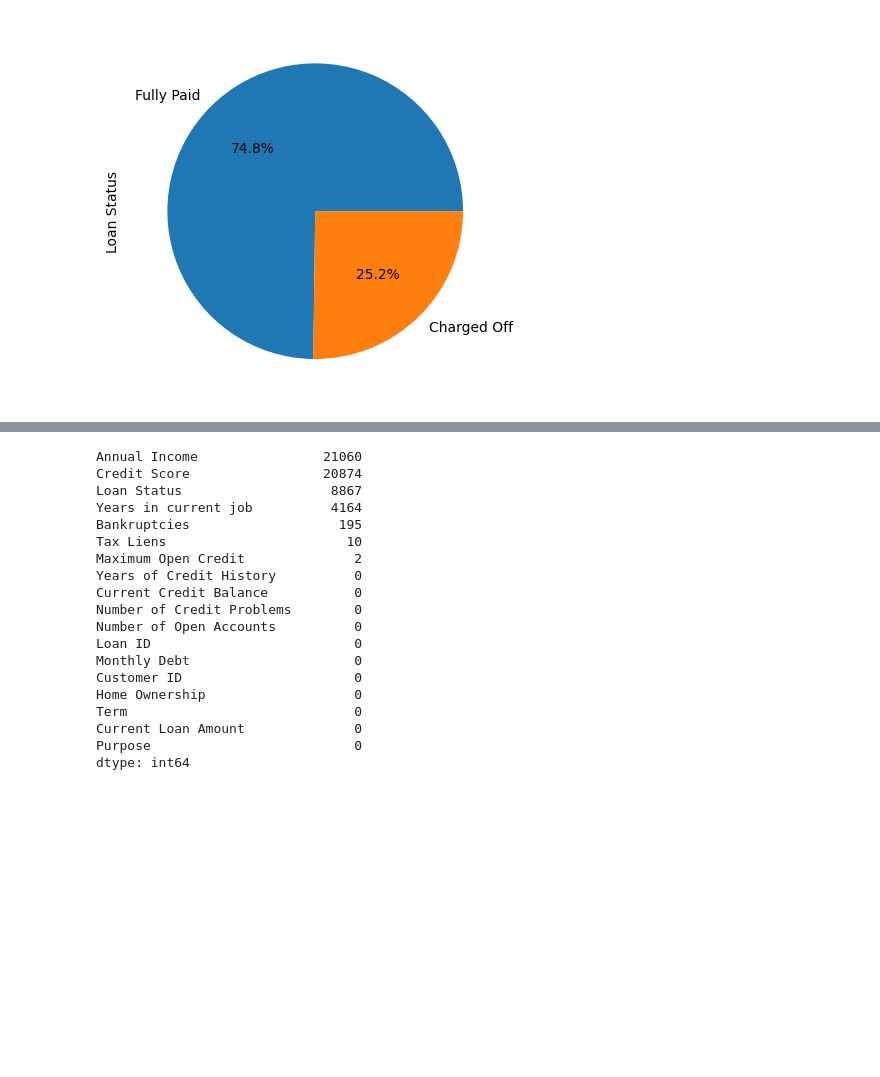
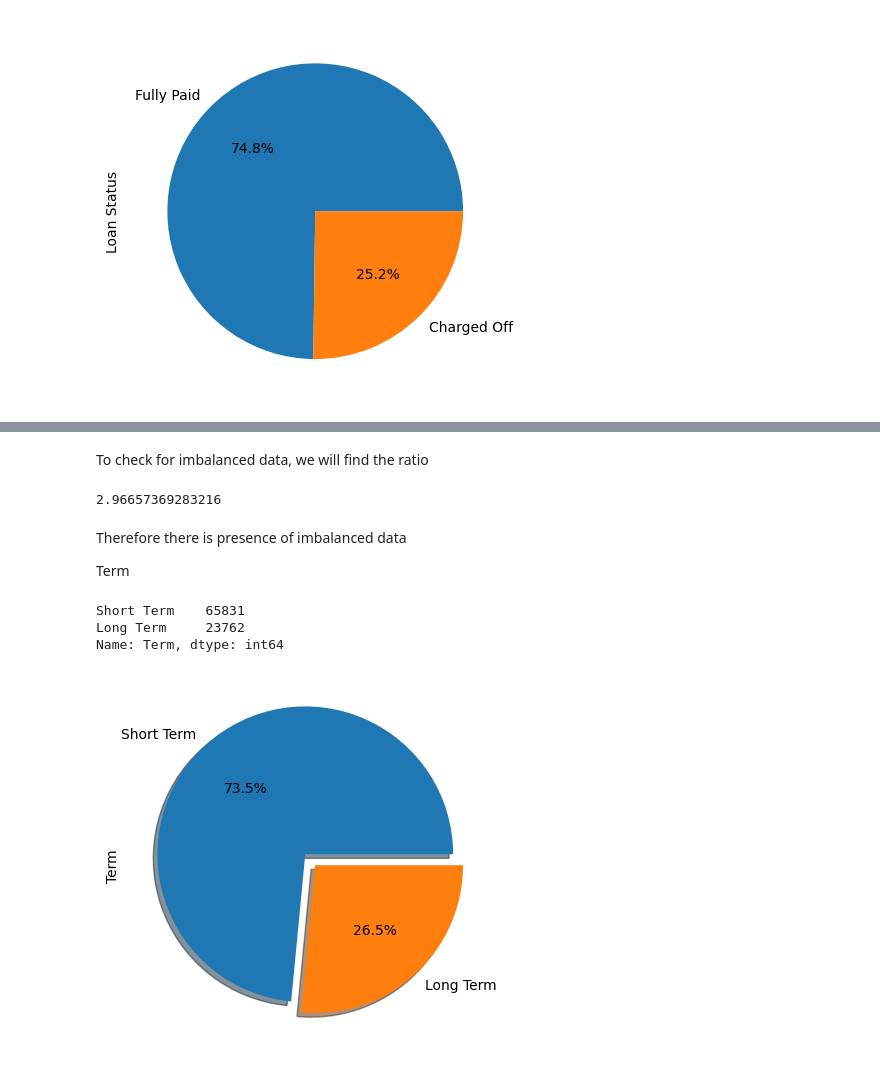
Before and after one commit to shauryat1298/Bank-Loan-Status, a Jupyter notebook: bank_loan.ipynb, the cells around one changed output, grey strips where cells are left out. Cells and saved outputs as stored; diff of their text form; code cells hidden in the pictures; blank space fills up the shorter version.

```diff
--- a/bank_loan.ipynb
+++ b/bank_loan.ipynb
@@ -644,22 +298,19 @@ df[df['Annual Income']<10000000]
-# %%
-df.isnull().sum().sort_values(ascending=False)
-# %% [output]
-Annual Income                21060
-Credit Score                 20874
-Loan Status                   8867
-Years in current job          4164
-Bankruptcies                   195
-Tax Liens                       10
-Maximum Open Credit              2
-Years of Credit History          0
-Current Credit Balance           0
-Number of Credit Problems        0
-Number of Open Accounts          0
-Loan ID                          0
-Monthly Debt                     0
-Customer ID                      0
-Home Ownership                   0
-Term                             0
-Current Loan Amount              0
-Purpose                          0
-dtype: int64
+# %% [markdown]
+To check for imbalanced data, we will find the ratio
+# %%
+r = data["Loan Status"].value_counts()[0]/data["Loan Status"].value_counts()[1]
+r
+# %% [output]
+2.96657369283216
+# %% [markdown]
+Therefore there is presence of imbalanced data
+
+Term
+# %%
+data['Term'].value_counts().plot(kind='pie',explode=[0.1,0],autopct='%1.1f%%',shadow=True)
+print(data['Term'].value_counts())
+# %% [output]
+Short Term    65831
+Long Term     23762
+Name: Term, dtype: int64
+[figure, added]
```
Also changed, not shown: parts of 79 cells of this notebook.
